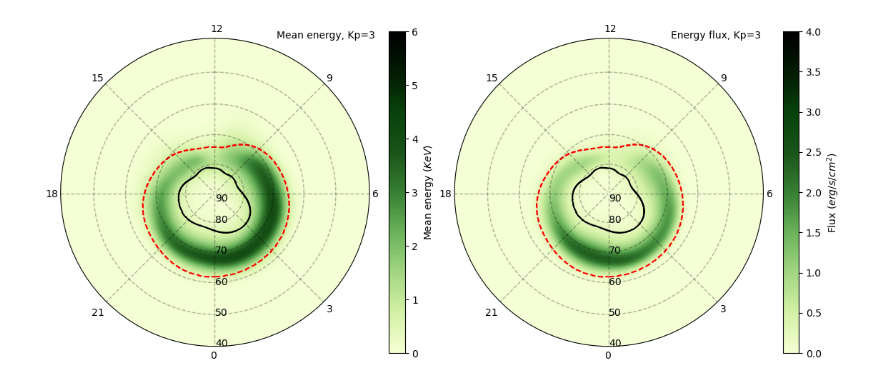
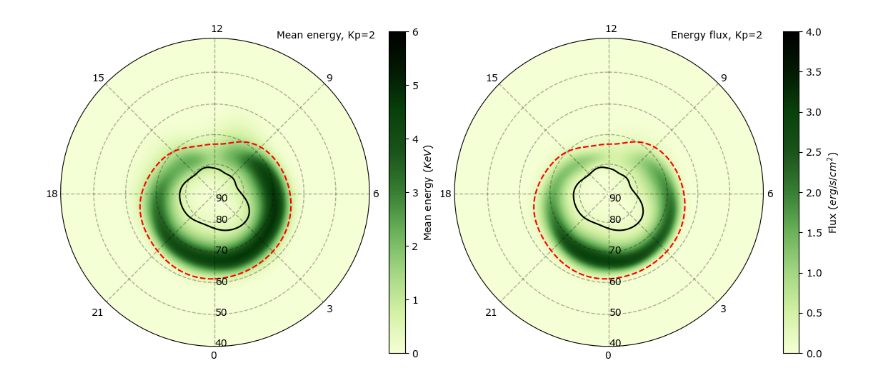
Before and after one commit to FasilGibdaw/ZhangPaxtonAuroralModel, a Jupyter notebook: Example_notebook.ipynb, the cells around one changed output. Cells and saved outputs as stored; diff of their text form; code cells hidden in the pictures.

Commit message:
updated model and example notebook

```diff
--- a/Example_notebook.ipynb
+++ b/Example_notebook.ipynb
@@ -107,0 +108,8 @@ plot_conductance(4)
+# %%
+import ZhangPaxtonModel as zpm
+mlt = np.arange(0, 24, 0.01)
+mlat = np.linspace(40, 90, mlt.shape[0])
+aurora_model = zpm.AuroraModel(mlat,mlt)
+
+pedersen,hall =aurora_model.calculate_conductance(2)
+plot_conductance(hall, pedersen,2)
@@ -108,4 +131,4 @@ plot_conductance(4)
 # %%
-aurora_model.plot_kp(3)
+aurora_model.plot_kp(2)
 # %% [output]
-[figure, old version]
+[figure, new version]
```
Also changed, not shown: parts of 8 cells of this notebook, 1 other file.
